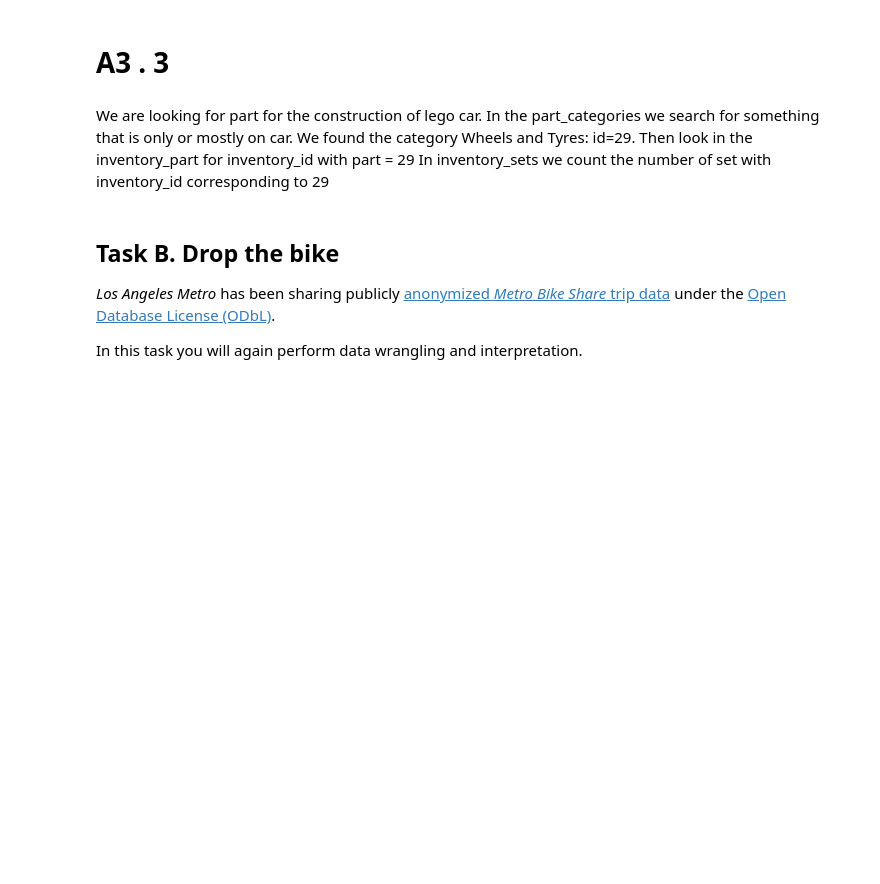
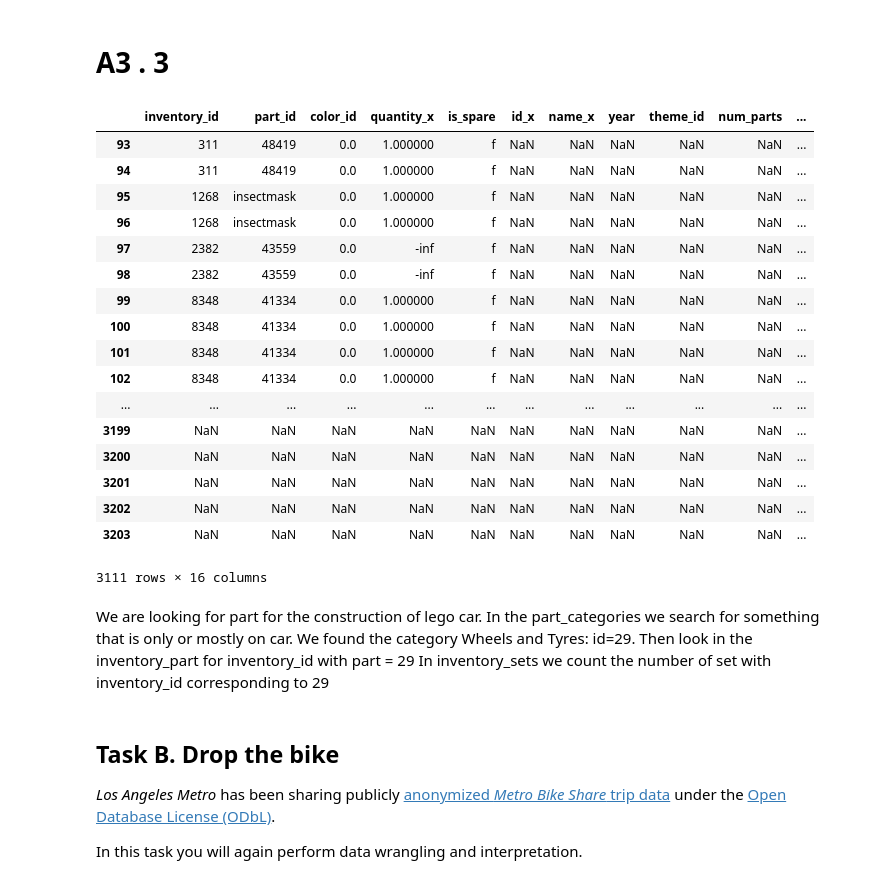
Before and after one commit to Apiquet/ADA_EPFL, a Jupyter notebook: ADA2018-Homework-master/01 - Pandas and Data Wrangling/Exercise 1.ipynb, the cells around one changed output. Drawn from its saved outputs; the diff is of its cells as text; code cells hidden in the pictures; blank space fills up the shorter version.

```diff
--- a/ADA2018-Homework-master/01 - Pandas and Data Wrangling/Exercise 1.ipynb
+++ b/ADA2018-Homework-master/01 - Pandas and Data Wrangling/Exercise 1.ipynb
@@ -124,7 +124,7 @@ sets
 11673 rows × 5 columns
 # %%
 inventory_parts.quantity.mean() #display -inf
-inventory_parts.quantity = inventory_parts.quantity.astype(int) # to integer , -inf is transformed into -2147483648
+#inventory_parts.quantity = inventory_parts.quantity.astype(int) # to integer , -inf is transformed into -2147483648
 c_inventory_parts = inventory_parts[inventory_parts.quantity >= 0] #Cleaned inventory parts
 c_inventory_parts.quantity
 # %% [output]
@@ -238,6 +238,41 @@ ax = df.plot.bar(rot=90)
 # %% [markdown]
 
 #    A3 . 3    #
+# %%
+#cast ids to string
+sets.id = sets.id.astype(str)
+inventory_sets.inventory_id = inventory_sets.inventory_id.astype(str)
+inventory_parts.inventory_id = inventory_parts.inventory_id.astype(str)
+
+#merging sets and inventory sets
+merge_sets_Inventory = pd.merge(sets, inventory_sets, how='outer',left_on=['id'], right_on=['inventory_id'])
+#removing where there is quantity < 1
+set_inventory_quantity = merge_sets_Inventory[(merge_sets_Inventory['quantity'] > 0)]
+#merging until colors dataframe
+inventory_inventory = pd.merge(inventory_parts, set_inventory_quantity, how='right',on=['inventory_id'])
+inventory_color = pd.merge(inventory_inventory, colors, how='outer',left_on=['color_id'], right_on=['id'])
+#removing parts without colors
+inventory_color_filter_no_color = inventory_color[(inventory_color['name_y'] != '[No Color]')]
+inventory_color_filter_no_color
+# %% [output]
+|  | inventory_id | part_id | color_id | quantity_x | is_spare | id_x | name_x | year | theme_id | num_parts | ... |
+| 93 | 311 | 48419 | 0.0 | 1.000000 | f | NaN | NaN | NaN | NaN | NaN | ... |
+| 94 | 311 | 48419 | 0.0 | 1.000000 | f | NaN | NaN | NaN | NaN | NaN | ... |
+| 95 | 1268 | insectmask | 0.0 | 1.000000 | f | NaN | NaN | NaN | NaN | NaN | ... |
+| 96 | 1268 | insectmask | 0.0 | 1.000000 | f | NaN | NaN | NaN | NaN | NaN | ... |
+| 97 | 2382 | 43559 | 0.0 | -inf | f | NaN | NaN | NaN | NaN | NaN | ... |
+| 98 | 2382 | 43559 | 0.0 | -inf | f | NaN | NaN | NaN | NaN | NaN | ... |
+| 99 | 8348 | 41334 | 0.0 | 1.000000 | f | NaN | NaN | NaN | NaN | NaN | ... |
+| 100 | 8348 | 41334 | 0.0 | 1.000000 | f | NaN | NaN | NaN | NaN | NaN | ... |
+| 101 | 8348 | 41334 | 0.0 | 1.000000 | f | NaN | NaN | NaN | NaN | NaN | ... |
+| 102 | 8348 | 41334 | 0.0 | 1.000000 | f | NaN | NaN | NaN | NaN | NaN | ... |
+| ... | ... | ... | ... | ... | ... | ... | ... | ... | ... | ... | ... |
+| 3199 | NaN | NaN | NaN | NaN | NaN | NaN | NaN | NaN | NaN | NaN | ... |
+| 3200 | NaN | NaN | NaN | NaN | NaN | NaN | NaN | NaN | NaN | NaN | ... |
+| 3201 | NaN | NaN | NaN | NaN | NaN | NaN | NaN | NaN | NaN | NaN | ... |
+| 3202 | NaN | NaN | NaN | NaN | NaN | NaN | NaN | NaN | NaN | NaN | ... |
+| 3203 | NaN | NaN | NaN | NaN | NaN | NaN | NaN | NaN | NaN | NaN | ... |
+3111 rows × 16 columns
 # %% [markdown]
 We are looking for part for the construction of lego car.
 In the part_categories we search for something that is only or mostly on car.
```
Also changed, not shown: parts of 4 cells of this notebook.
